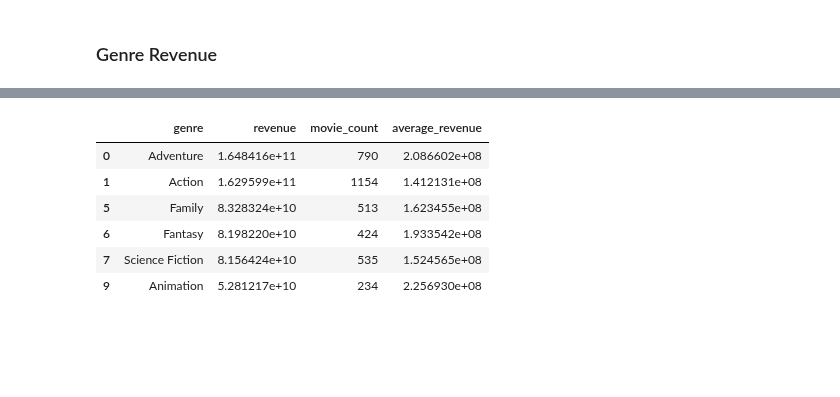
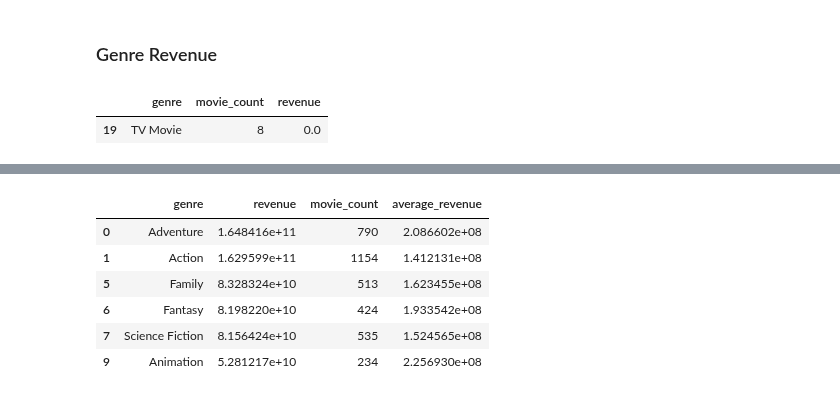
Before and after one commit to leyaof/movie-analysis, a Jupyter notebook: movie-analysis.ipynb, the cells around one changed output, grey strips where cells are left out. Drawn from its saved outputs; the diff is of its cells as text; code cells hidden in the pictures; blank space fills up the shorter version.

```diff
--- a/movie-analysis.ipynb
+++ b/movie-analysis.ipynb
@@ -501,3 +509,9 @@ genre_rev = pd.DataFrame(genre_df
                                 .sort_values(ascending=False)
                                 .reset_index()
                                )
+# %%
+genre_data = pd.merge(genre_freq, genre_rev, on='genre')
+genre_data[(genre_data['genre'] == 'TV Movie')]
+# %% [output]
+|  | genre | movie_count | revenue |
+| 19 | TV Movie | 8 | 0.0 |
```
Also changed, not shown: parts of 8 cells of this notebook.
